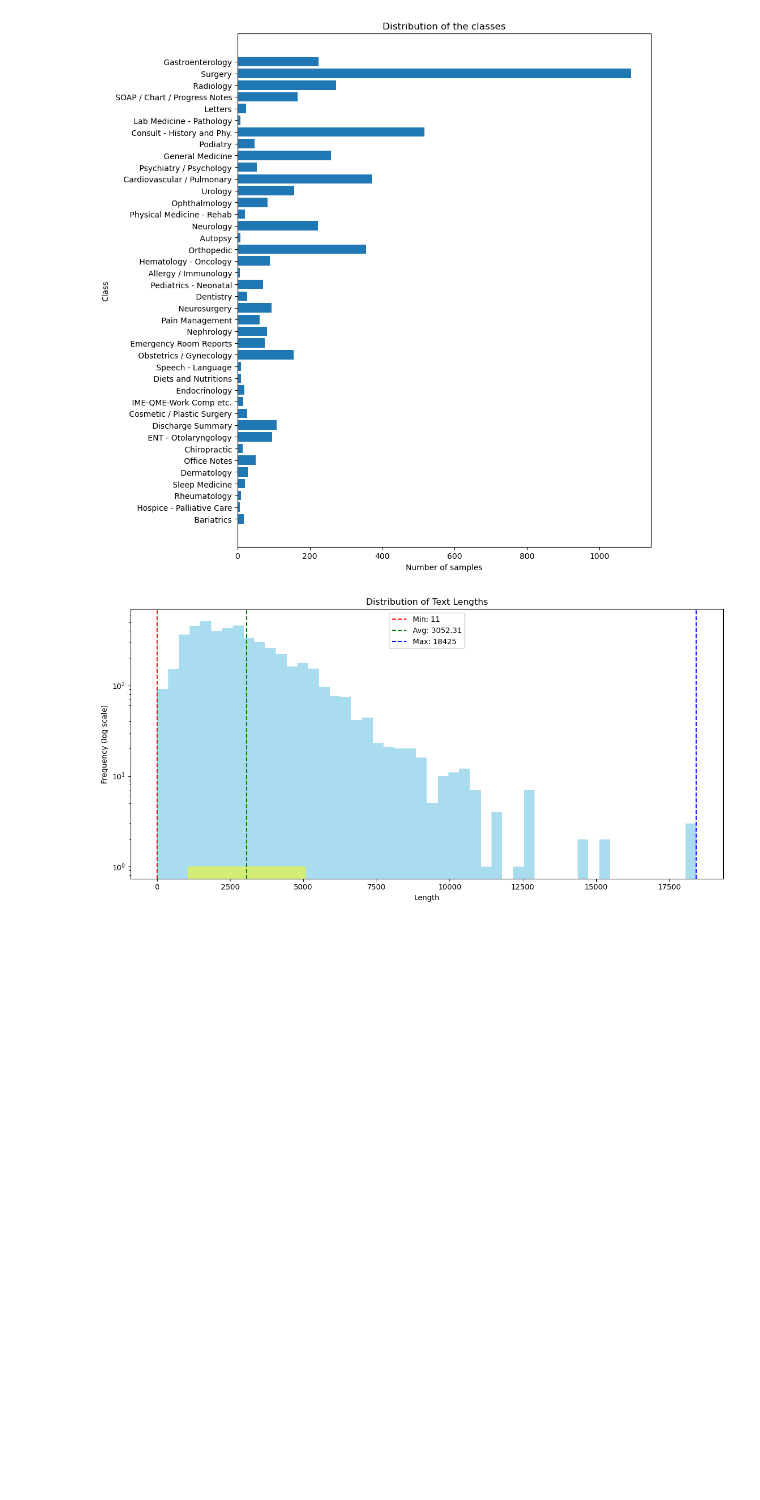
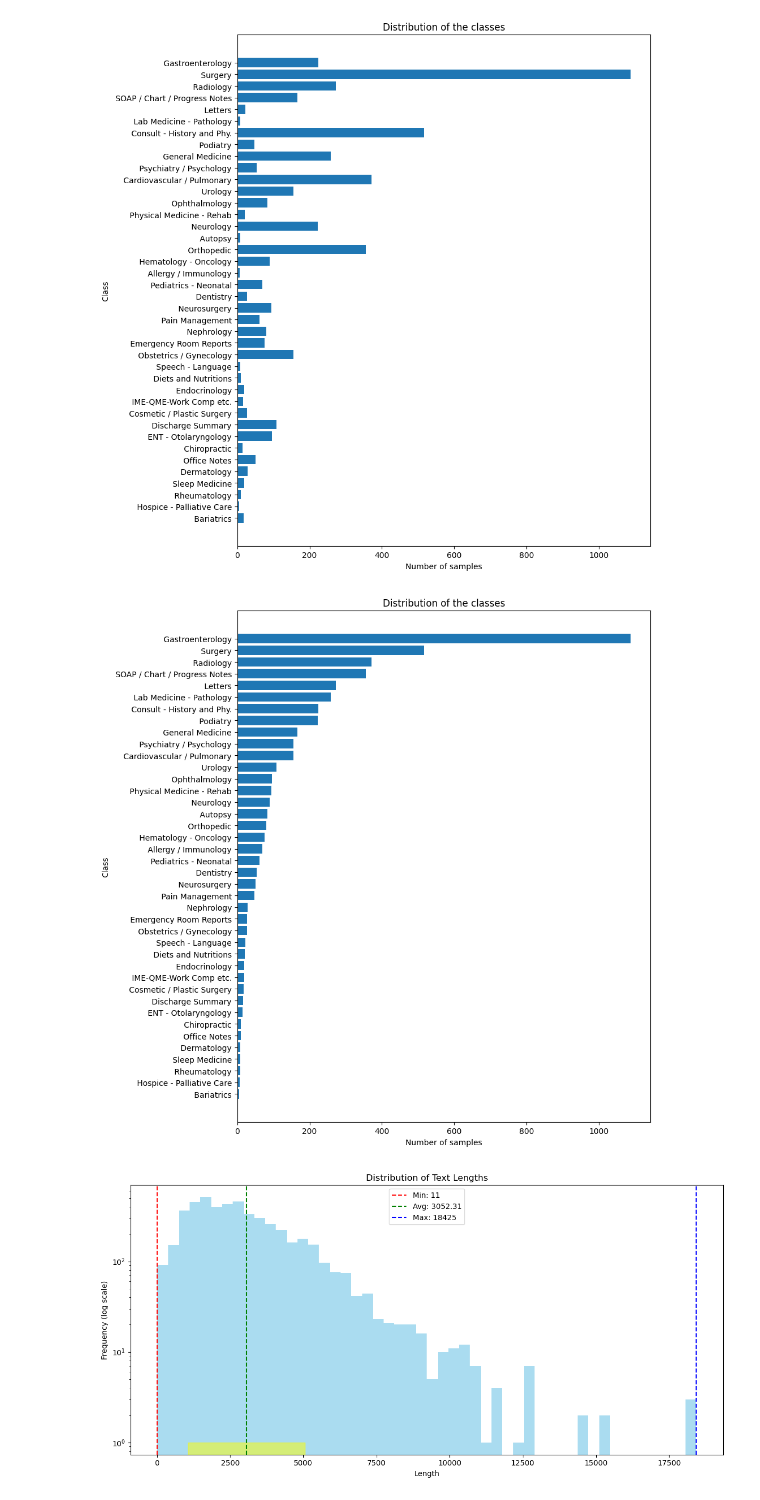
Before and after one commit to vitamys/nlp, a Jupyter notebook: Project_Task1_GroupC.ipynb, the cells around one changed output. Cells and saved outputs as stored; diff of their text form; code cells hidden in the pictures; blank space fills up the shorter version.

```diff
--- a/Project_Task1_GroupC.ipynb
+++ b/Project_Task1_GroupC.ipynb
@@ -94,6 +94,12 @@ for label in labels:
 plot_classes_distribution(labels, num_samples_per_class)
 # %% [output]
 [figure]
+# %%
+#plot distribution sorted by number of samples
+num_samples_per_class.sort(reverse=True)
+plot_classes_distribution(labels, num_samples_per_class)
+# %% [output]
+[figure, added]
 # %%
 # Calculate text lengths
 calculate_text_lengths()
```
Also changed, not shown: parts of 1 cell of this notebook, 7 other files.
